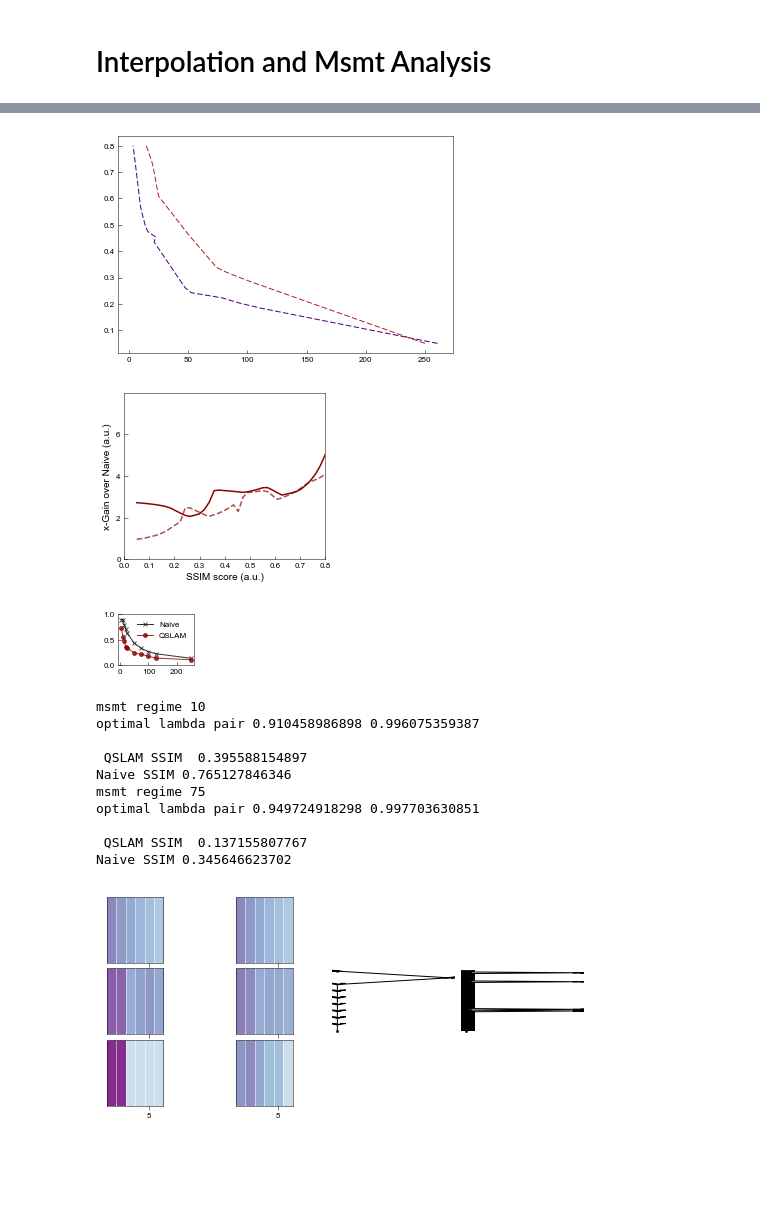
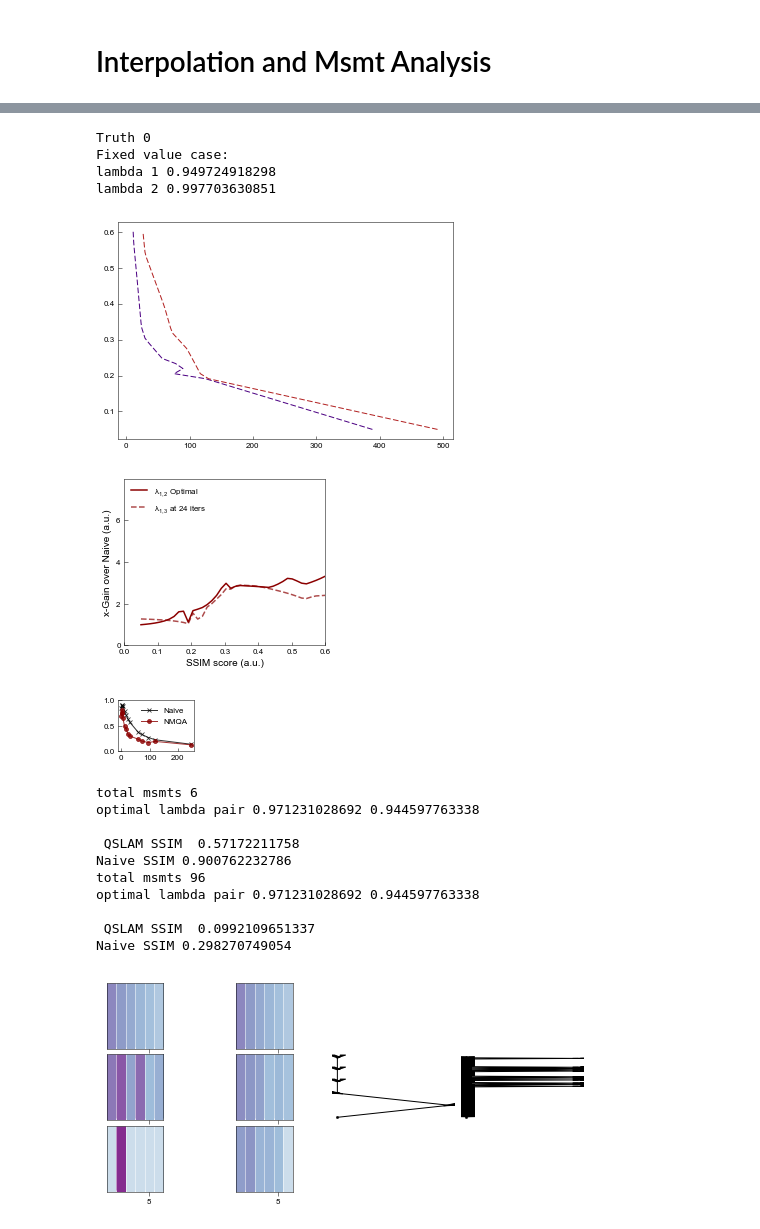
Before and after one commit to qcl-sydney/nmqa, a Jupyter notebook: expt_qslam/QSLAM_expt_Risk_Plots_normal_FINAL_dontrun.ipynb, the cells around one changed output, grey strips where cells are left out. Cells and saved outputs as stored; diff of their text form; code cells hidden in the pictures; blank space fills up the shorter version.

```diff
--- a/expt_qslam/QSLAM_expt_Risk_Plots_normal_FINAL_dontrun.ipynb
+++ b/expt_qslam/QSLAM_expt_Risk_Plots_normal_FINAL_dontrun.ipynb
@@ -151,10 +180,6 @@ from scipy.interpolate import UnivariateSpline
 
 algolabel = ['qslam', 'naive']
 ssim_c = ['indigo', 'firebrick']
-min_sims = [0.05]*4
-maxssim = 0.8
-start_iter=0
-end_iter=9
 metrictypename='ssim'
 
 gslayout = gs(1, 1, top = 0.95, bottom =0.05, left = 0.12, right = 0.88, wspace = 0.4, hspace = 0.4)
@@ -213,11 +238,8 @@ for idx_truth in range(max_cases):
 # %%
 '''Add the fully optimised inverse curves '''
 
-
-opt_lambda_at_iteration = 2
 algolabel = ['qslam', 'naive']
 ssim_c = ['indigo', 'firebrick']
-min_sims = [0.05]*4
 
 gslayout = gs(1, 1, top = 0.99, bottom =0.15, left = 0.125, right = 0.95, wspace = 0.01, hspace = 0.01)
 
@@ -228,8 +250,13 @@ for idx_truth in range(max_cases):
     data_key = data_key_list[idx_truth]
     full_data_matrix = np.load('2019_Jun_qslam_exptdata_'+str(data_key)+'.npz')['meta_ssim_pairs']
 
-    qslam_data = full_data_matrix[pick_lambda_idx, 0, start_iter:end_iter]
-    naive_data = full_data_matrix[pick_lambda_idx, 1, start_iter:end_iter]
+    print 'Truth', idx_truth
+    print 'Fixed value case:'
+    print 'lambda 1', lambda1[int(pick_lambda_idx)]
+    print 'lambda 2', lambda2[int(pick_lambda_idx)]
+
+    qslam_data = full_data_matrix[pick_lambda_idx, 0, :]
+    naive_data = full_data_matrix[pick_lambda_idx, 1, :]
 
     # Extrapolation range depends on the type of experiment
     ssim_vals = np.linspace(min_sims[idx_truth], maxssim, 40)
@@ -287,13 +314,17 @@ for idx_truth in range(max_cases):
 
     ax.set_xlabel('SSIM score (a.u.)')
     ax.set_ylabel('x-Gain over Naive (a.u.)')
-#     ax.legend(loc=2, fontsize=8, frameon=False)
+    ax.legend(loc=2, fontsize=8, frameon=False)
 
     plt.savefig('../paperfigs/'+metrictypename+str(idx_truth)+'expt_inv_v3.svg', format='svg', dpi=800)
     plt.show()
 # %% [output]
+Truth 0
+Fixed value case:
+lambda 1 0.949724918298
+lambda 2 0.997703630851
-[figure, old version]
+[figure, new version]
-[figure, old version]
+[figure, new version]
 # %%
 optimal_matrix, naive_matrix, optimal_cases = extract_optimal_cases(max_msmt_var,
                                                                     max_lambda_var=max_lambda_var_,
@@ -310,7 +341,7 @@ for truth in range(len(data_key_list)):
     ax1.plot(ParamUpdater.meta_max_iter_scan, naive_matrix[truth, :, 0], label='Naive',
             markerfacecolor='white', markeredgecolor='k', color='k', alpha=0.8,
             markeredgewidth=0.8, marker='x', linestyle='-', lw=1., ms=4)
-    ax1.plot(ParamUpdater.meta_max_iter_scan, optimal_matrix[truth, :, 0], label='QSLAM',
+    ax1.plot(ParamUpdater.meta_max_iter_scan, optimal_matrix[truth, :, 0], label='NMQA',
             markerfacecolor='darkred', markeredgecolor='darkred', color='darkred', alpha=0.8,
             markeredgewidth=0.8, marker='o', linestyle='-', lw=1., ms=4)
 
@@ -321,10 +352,10 @@ for truth in range(len(data_key_list)):
     plt.savefig('../paperfigs/'+metrictypename+str(truth)+'expt_inset_v3.svg', format='svg', dpi=800)
     plt.show()
 # %% [output]
-[figure, old version]
+[figure, new version]
 # %%
 data_key = 1
-pick_msmt_regimes = [1, 6]
+
 num_qubits_list = [6, 6, 5, 5]
 num_qubits = num_qubits_list[data_key - 1]
 from qslamdesignparams import GRIDDICT, GLOBALDICT
@@ -354,8 +385,6 @@ loadpath = ''
 qax = qPlotter()
 
 gslayout = gs(4, 4, top = 0.95, bottom =0.05, left = 0.05, right = 0.95, wspace = 0.05, hspace = 0.08)
-
-pick_msmt_regimes = [1, 6]
 
 QMAP_LIST = []
 NMAP_LIST = []
@@ -387,12 +416,12 @@ for trials in range(1): #range(100):
 
         for idx_msmt_iter in range(len(pick_msmt_regimes)):
 
-            pick_regime = pick_msmt_regimes[idx_msmt_iter]
+            pick_regime = pick_msmt_regimes_maps[idx_msmt_iter]
             SAMPLE_GLOBAL_MODEL["MODELDESIGN"]["MAX_NUM_ITERATIONS"] = ParamUpdater.meta_max_iter_scan[pick_regime]
             SAMPLE_GLOBAL_MODEL["MODELDESIGN"]["LAMBDA_1"] = optimal_matrix[data_key -1, pick_regime, 1]
             SAMPLE_GLOBAL_MODEL["MODELDESIGN"]["LAMBDA_2"] = optimal_matrix[data_key -1, pick_regime, 2]
 
-            print "msmt regime", SAMPLE_GLOBAL_MODEL["MODELDESIGN"]["MAX_NUM_ITERATIONS"]
+            print "total msmts", SAMPLE_GLOBAL_MODEL["MODELDESIGN"]["MAX_NUM_ITERATIONS"]
             print "optimal lambda pair", SAMPLE_GLOBAL_MODEL["MODELDESIGN"]["LAMBDA_1"], SAMPLE_GLOBAL_MODEL["MODELDESIGN"]["LAMBDA_2"]
 
             expt = EmpiricalRisk(SAMPLE_GLOBAL_MODEL, data_key)
@@ -420,39 +449,39 @@ for trials in range(1): #range(100):
                 ax = fig.add_subplot(gslayout[idx_key, idx_msmt_iter])
 
                 viewtype = dataviews[idx_key]
 
                 if viewtype != 'path':
                     if viewtype != 'pred_r':
                         ax, cax = qax.show_map(ax, dataobjs[idx_key], viewtype, pickone=None, linear=LINFLAG)
 
 
                         if idx_key == 1:
 
                             ax1 = fig.add_subplot(gslayout[idx_key, idx_msmt_iter**2 + 2] )
 
                             ax1 = qax.show_control_path(ax1, path, GRIDDICT,
                                                         viewtype='expt',
                                                         pickone=None,
                                                         linear=LINFLAG)
                             ax1.get_yaxis().set_visible(False)
                             ax1.get_xaxis().set_visible(False)
                             for edge, spine in ax1.spines.items():
                                 spine.set_visible(False)
 
                 ax.set_aspect(7)
 
         # plt.colorbar(cax, ticks=[0.0, np.pi], format='%0.2f', orientation='horizontal')
         plt.savefig('../paperfigs/'+metrictypename+str(idx_truth)+'expt_maps_v3.svg', format='svg', dpi=800)
         plt.show()
 # %% [output]
-msmt regime 10
-optimal lambda pair 0.910458986898 0.996075359387
+total msmts 6
+optimal lambda pair 0.971231028692 0.944597763338
 
- QSLAM SSIM  0.395588154897
-Naive SSIM 0.765127846346
-msmt regime 75
-optimal lambda pair 0.949724918298 0.997703630851
+ QSLAM SSIM  0.57172211758
+Naive SSIM 0.900762232786
+total msmts 96
+optimal lambda pair 0.971231028692 0.944597763338
 
- QSLAM SSIM  0.137155807767
-Naive SSIM 0.345646623702
+ QSLAM SSIM  0.0992109651337
+Naive SSIM 0.298270749054
-[figure, old version]
+[figure, new version]
```
Also changed, not shown: parts of 3 cells of this notebook, 5 other files.
